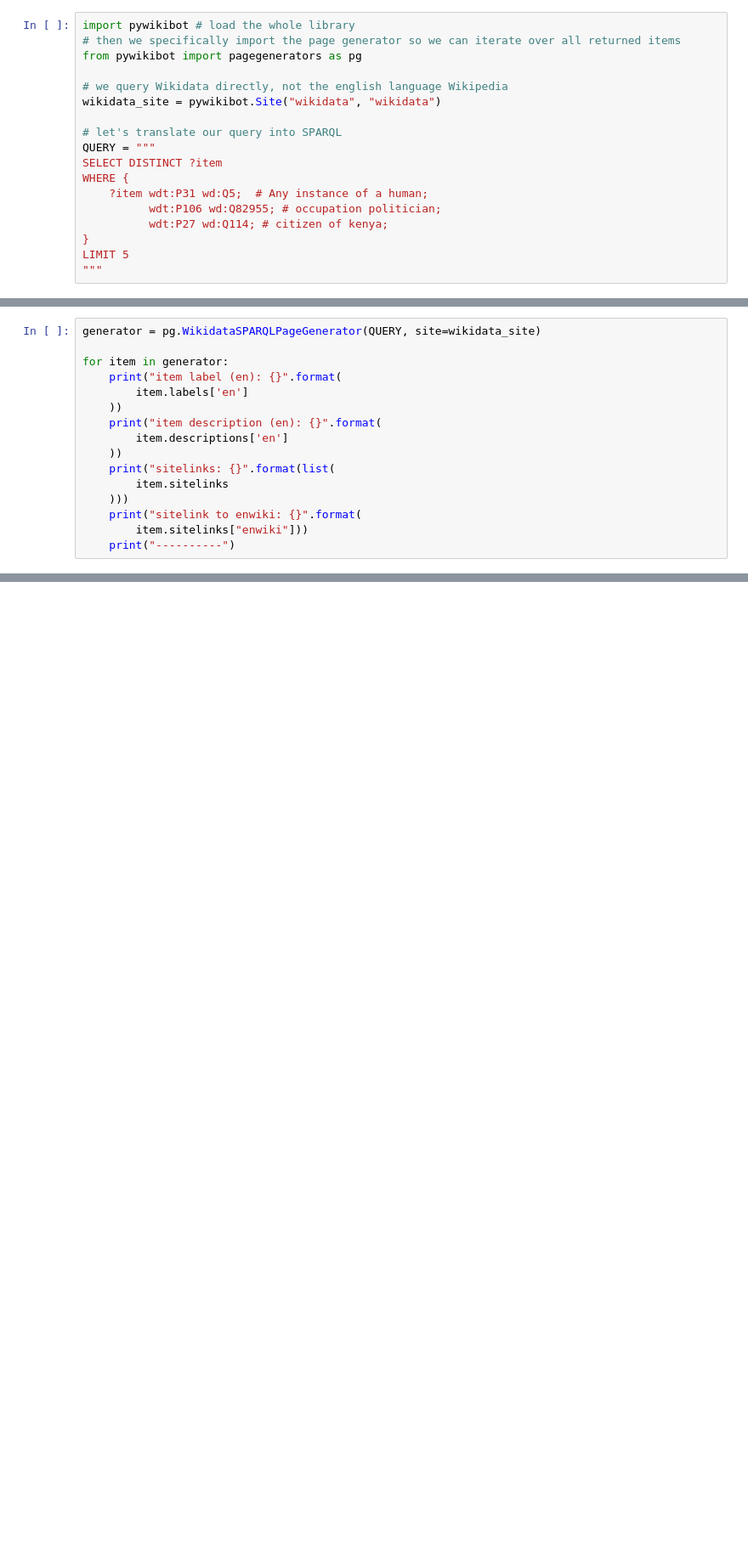
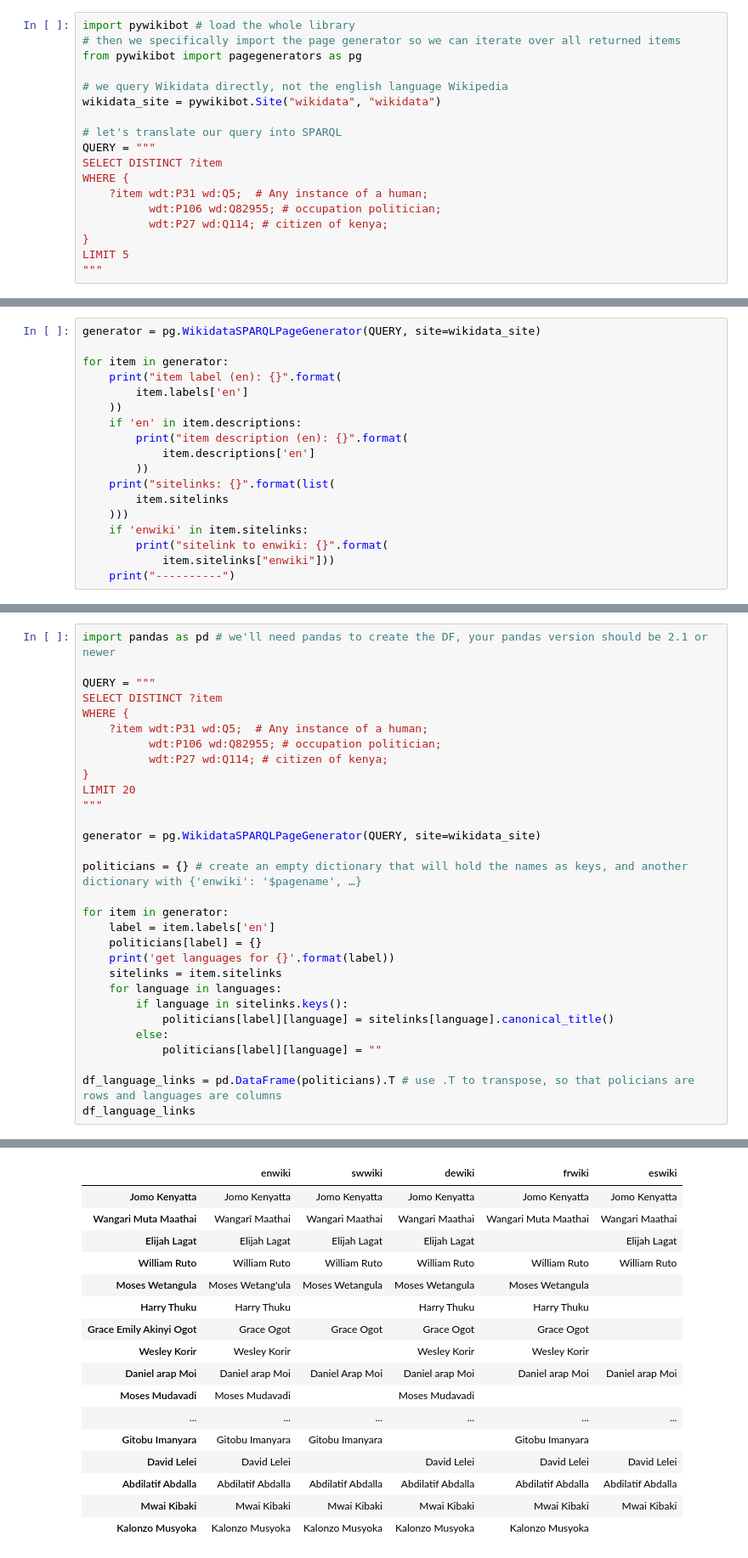
Before and after one commit to citizensandtech/sicss-wikipedia, a Jupyter notebook: 03-wikidata.fr.ipynb, the cells around one changed output, grey strips where cells are left out. Shown at 85% size. Saved outputs shown, nothing was run; the diff lists cells and outputs as text; blank space fills up the shorter version.

```diff
--- a/03-wikidata.fr.ipynb
+++ b/03-wikidata.fr.ipynb
@@ -84,13 +88,15 @@ for item in generator:
     print("item label (en): {}".format(
         item.labels['en']
     ))
-    print("item description (en): {}".format(
-        item.descriptions['en']
-    ))
+    if 'en' in item.descriptions:
+        print("item description (en): {}".format(
+            item.descriptions['en']
+        ))
     print("sitelinks: {}".format(list(
         item.sitelinks
     )))
-    print("sitelink to enwiki: {}".format(
-        item.sitelinks["enwiki"]))
+    if 'enwiki' in item.sitelinks:
+        print("sitelink to enwiki: {}".format(
+            item.sitelinks["enwiki"]))
     print("----------")
 # %% [output]
@@ -117,0 +138,31 @@ And as you see in the `sitelinks`, Wikidata also returns the cross-links to othe
+# %%
+import pandas as pd # we'll need pandas to create the DF, your pandas version should be 2.1 or newer
+
+QUERY = """
+SELECT DISTINCT ?item
+WHERE {
+    ?item wdt:P31 wd:Q5;  # Any instance of a human;
+          wdt:P106 wd:Q82955; # occupation politician;
+          wdt:P27 wd:Q114; # citizen of kenya;
+}
+LIMIT 20
+"""
+
+generator = pg.WikidataSPARQLPageGenerator(QUERY, site=wikidata_site)
+
+politicians = {} # create an empty dictionary that will hold the names as keys, and another dictionary with {'enwiki': '$pagename', …}
+
+for item in generator:
+    label = item.labels['en']
+    politicians[label] = {}
+    print('get languages for {}'.format(label))
+    sitelinks = item.sitelinks
+    for language in languages:
+        if language in sitelinks.keys():
+            politicians[label][language] = sitelinks[language].canonical_title()
+        else:
+            politicians[label][language] = ""
+
+df_language_links = pd.DataFrame(politicians).T # use .T to transpose, so that policians are rows and languages are columns
+df_language_links
+# %% [output]
@@ -117,0 +189,17 @@ And as you see in the `sitelinks`, Wikidata also returns the cross-links to othe
+|  | enwiki | swwiki | dewiki | frwiki | eswiki |
+| Jomo Kenyatta | Jomo Kenyatta | Jomo Kenyatta | Jomo Kenyatta | Jomo Kenyatta | Jomo Kenyatta |
+| Wangari Muta Maathai | Wangarĩ Maathai | Wangari Maathai | Wangari Maathai | Wangari Muta Maathai | Wangari Maathai |
+| Elijah Lagat | Elijah Lagat | Elijah Lagat | Elijah Lagat |  | Elijah Lagat |
+| William Ruto | William Ruto | William Ruto | William Ruto | William Ruto | William Ruto |
+| Moses Wetangula | Moses Wetang'ula | Moses Wetangula | Moses Wetangula | Moses Wetangula |  |
+| Harry Thuku | Harry Thuku |  | Harry Thuku | Harry Thuku |  |
+| Grace Emily Akinyi Ogot | Grace Ogot | Grace Ogot | Grace Ogot | Grace Ogot |  |
+| Wesley Korir | Wesley Korir |  | Wesley Korir | Wesley Korir |  |
+| Daniel arap Moi | Daniel arap Moi | Daniel Arap Moi | Daniel arap Moi | Daniel arap Moi | Daniel arap Moi |
+| Moses Mudavadi | Moses Mudavadi |  | Moses Mudavadi |  |  |
+| ... | ... | ... | ... | ... | ... |
+| Gitobu Imanyara | Gitobu Imanyara | Gitobu Imanyara |  | Gitobu Imanyara |  |
+| David Lelei | David Lelei |  | David Lelei | David Lelei | David Lelei |
+| Abdilatif Abdalla | Abdilatif Abdalla | Abdilatif Abdalla | Abdilatif Abdalla | Abdilatif Abdalla | Abdilatif Abdalla |
+| Mwai Kibaki | Mwai Kibaki | Mwai Kibaki | Mwai Kibaki | Mwai Kibaki | Mwai Kibaki |
+| Kalonzo Musyoka | Kalonzo Musyoka | Kalonzo Musyoka | Kalonzo Musyoka | Kalonzo Musyoka |  |
```
Also changed, not shown: parts of 35 cells of this notebook, 10 other files.
